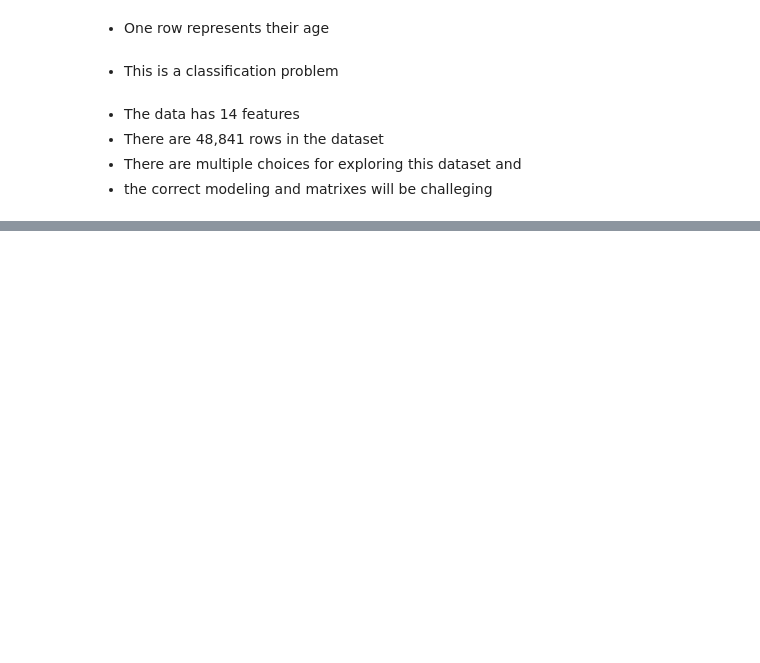
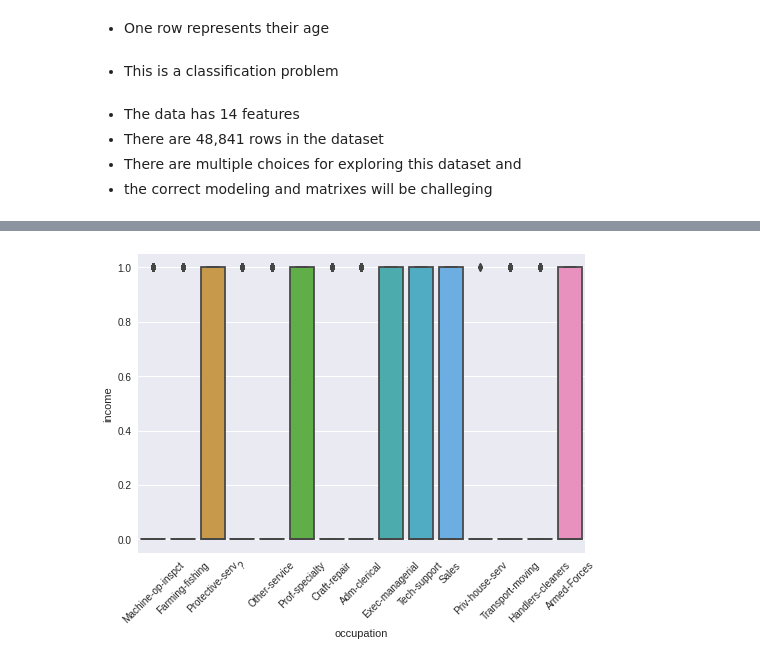
Before and after one commit to krheams60/Sales-predictions, a Jupyter notebook: Project2_Part1_Ken_Rheams.ipynb, the cells around one changed output, grey strips where cells are left out. Saved outputs shown, nothing was run; the diff lists cells and outputs as text; code cells hidden in the pictures; blank space fills up the shorter version.

```diff
--- a/Project2_Part1_Ken_Rheams.ipynb
+++ b/Project2_Part1_Ken_Rheams.ipynb
@@ -121,0 +130,6 @@ memory usage: 86.2+ KB
+# %%
+# This chart shows the features that have outliers
+sns.boxplot(x='occupation', y='income', data=df)
+plt.xticks(rotation = 45);
+# %% [output]
+[figure, added]
```
Also changed, not shown: parts of 19 cells of this notebook.
